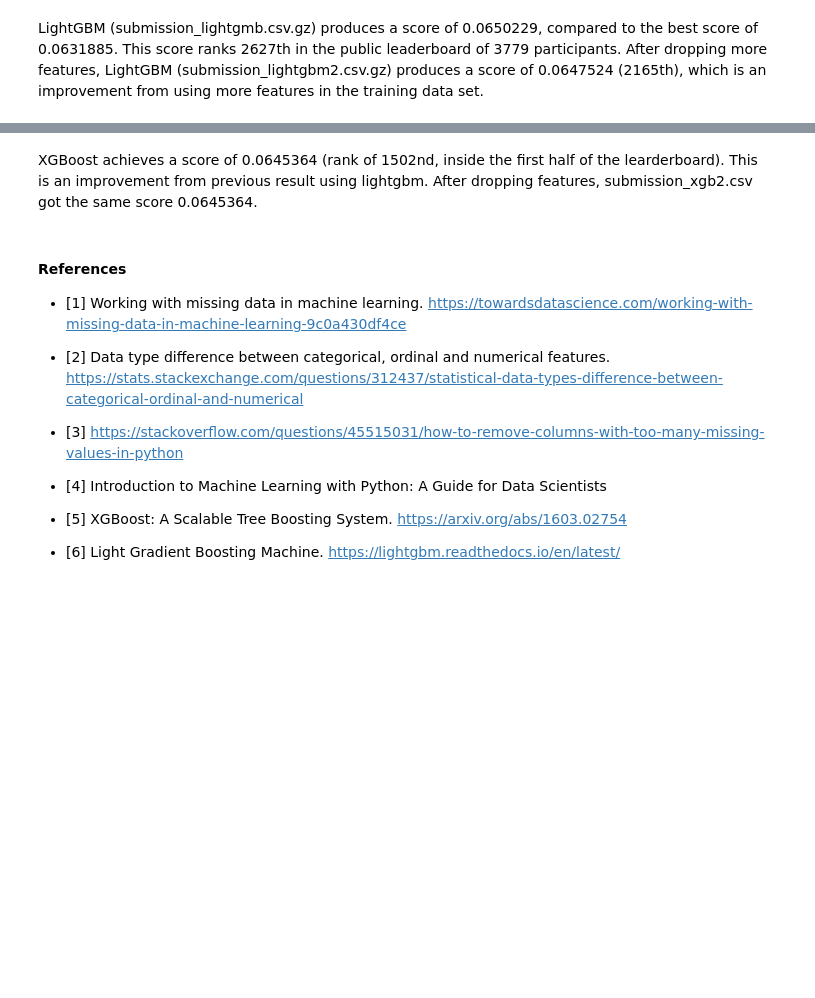
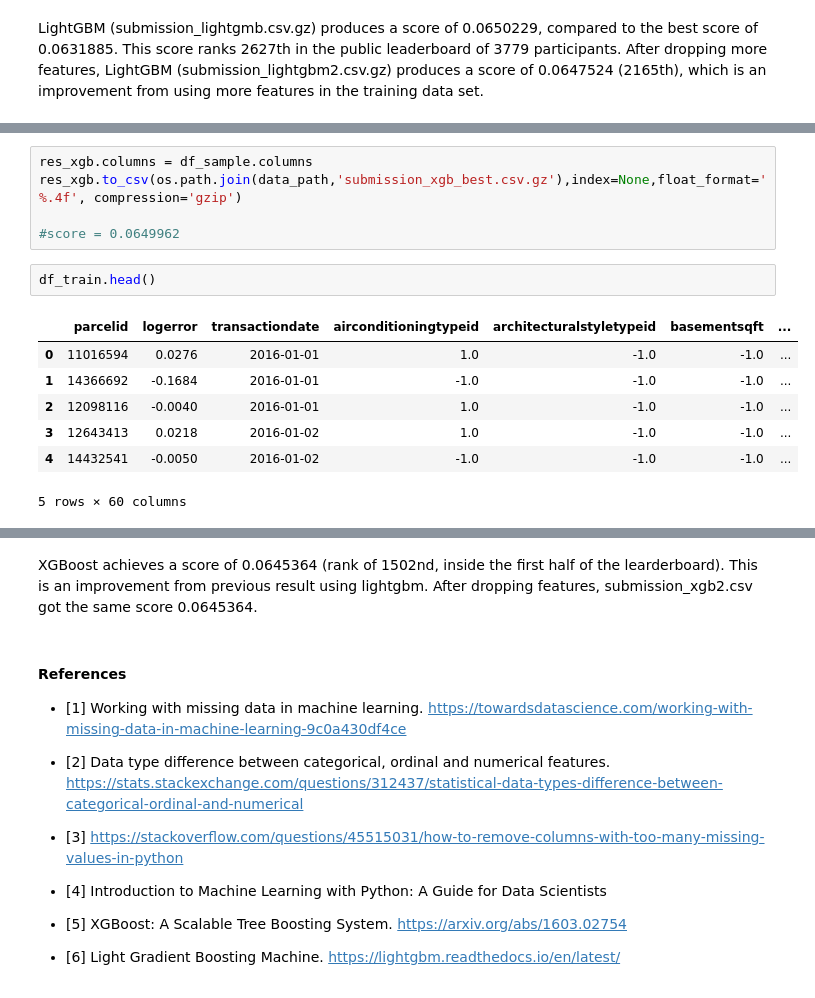
Before and after one commit to eagle9/udacity_machine_learning, a Jupyter notebook: projects/capstone/capstone_final.ipynb, the cells around one changed output, grey strips where cells are left out. Drawn from its saved outputs; the diff is of its cells as text; blank space fills up the shorter version.

```diff
--- a/projects/capstone/capstone_final.ipynb
+++ b/projects/capstone/capstone_final.ipynb
@@ -793,0 +1062,15 @@ res_xgb.head()
+# %%
+res_xgb.columns = df_sample.columns
+res_xgb.to_csv(os.path.join(data_path,'submission_xgb_best.csv.gz'),index=None,float_format='%.4f', compression='gzip')
+
+#score = 0.0649962
+# %%
+df_train.head()
+# %% [output]
+|  | parcelid | logerror | transactiondate | airconditioningtypeid | architecturalstyletypeid | basementsqft | ... |
+| 0 | 11016594 | 0.0276 | 2016-01-01 | 1.0 | -1.0 | -1.0 | ... |
+| 1 | 14366692 | -0.1684 | 2016-01-01 | -1.0 | -1.0 | -1.0 | ... |
+| 2 | 12098116 | -0.0040 | 2016-01-01 | 1.0 | -1.0 | -1.0 | ... |
+| 3 | 12643413 | 0.0218 | 2016-01-02 | 1.0 | -1.0 | -1.0 | ... |
+| 4 | 14432541 | -0.0050 | 2016-01-02 | -1.0 | -1.0 | -1.0 | ... |
+5 rows × 60 columns
```
Also changed, not shown: parts of 46 cells of this notebook, 1 other file.
